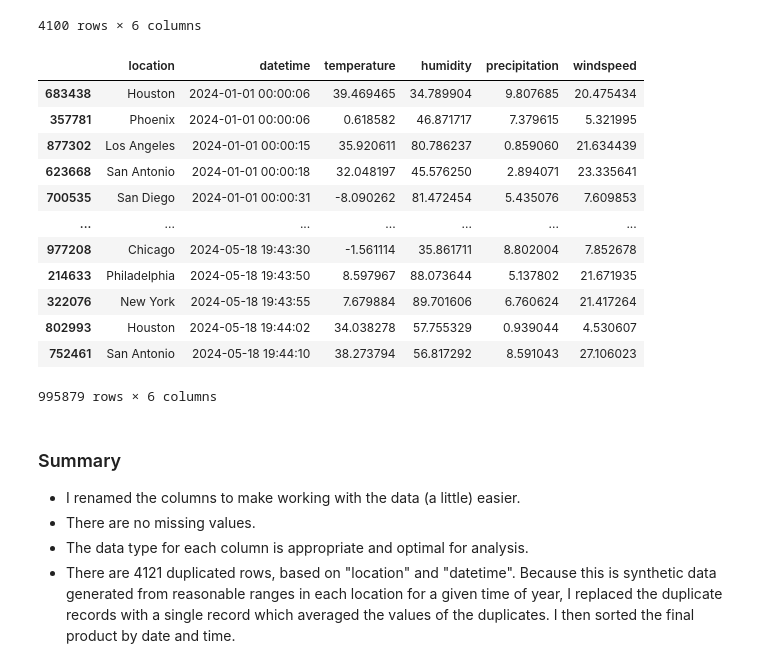
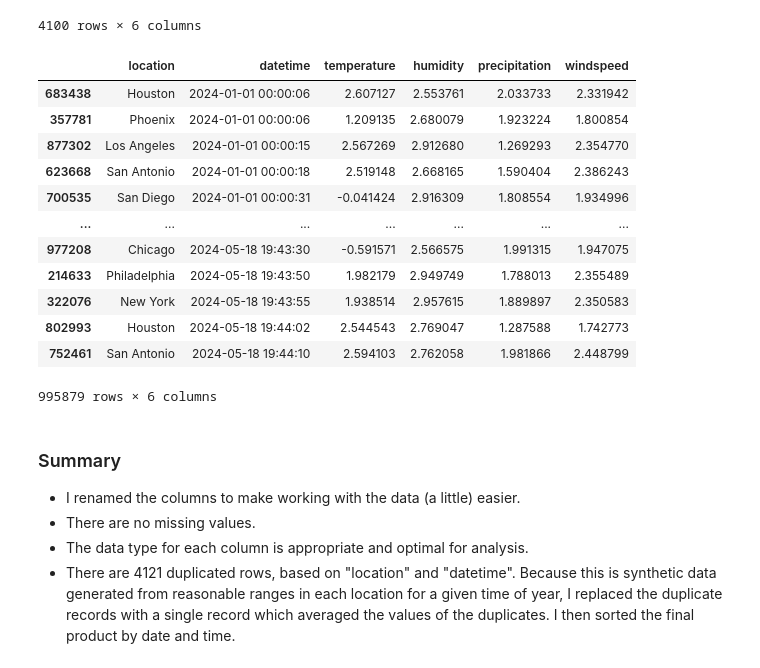
Before and after one commit to kozmik-moore/simple-weather-analysis, a Jupyter notebook: code/notebook.ipynb, the cells around one changed output. Saved outputs shown, nothing was run; the diff lists cells and outputs as text; code cells hidden in the pictures.

```diff
--- a/code/notebook.ipynb
+++ b/code/notebook.ipynb
@@ -176,25 +177,29 @@ assert dup_mean.duplicated().sum() == 0
 | 4099 | San Jose | 2024-05-18 15:49:49 | 22.685457 | 70.954506 | 8.078065 | 7.321948 |
 4100 rows × 6 columns
 # %%
-# Drop duplicates and concatenate unique records with calculated means
+# Drop duplicates and concatenate unique records with calculated means for each column
 df_dropped = df.drop_duplicates(['location', 'datetime'], keep=False)
 df = pd.concat([df_dropped, dup_mean])
 df.reset_index(drop=True, inplace=True)
 df.sort_values(['datetime', 'location'], inplace=True) # sort by datetime
-display(df)
 assert df.duplicated().sum() == 0
-df.to_csv(processed_data_path, index=False)
-# %% [output]
-|  | location | datetime | temperature | humidity | precipitation | windspeed |
-| 683438 | Houston | 2024-01-01 00:00:06 | 39.469465 | 34.789904 | 9.807685 | 20.475434 |
-| 357781 | Phoenix | 2024-01-01 00:00:06 | 0.618582 | 46.871717 | 7.379615 | 5.321995 |
-| 877302 | Los Angeles | 2024-01-01 00:00:15 | 35.920611 | 80.786237 | 0.859060 | 21.634439 |
-| 623668 | San Antonio | 2024-01-01 00:00:18 | 32.048197 | 45.576250 | 2.894071 | 23.335641 |
-| 700535 | San Diego | 2024-01-01 00:00:31 | -8.090262 | 81.472454 | 5.435076 | 7.609853 |
-| ... | ... | ... | ... | ... | ... | ... |
-| 977208 | Chicago | 2024-05-18 19:43:30 | -1.561114 | 35.861711 | 8.802004 | 7.852678 |
-| 214633 | Philadelphia | 2024-05-18 19:43:50 | 8.597967 | 88.073644 | 5.137802 | 21.671935 |
-| 322076 | New York | 2024-05-18 19:43:55 | 7.679884 | 89.701606 | 6.760624 | 21.417264 |
-| 802993 | Houston | 2024-05-18 19:44:02 | 34.038278 | 57.755329 | 0.939044 | 4.530607 |
-| 752461 | San Antonio | 2024-05-18 19:44:10 | 38.273794 | 56.817292 | 8.591043 | 27.106023 |
-995879 rows × 6 columns
+# %%
+# Transform data to make differences in values more pronounced
+df_log = df[weather_vars].apply(lambda x: sign(x) + np.log10(abs(x) + 1))
+# df_log.rename(columns=dict(zip(weather_vars, weather_vars_log)), inplace=True)
+df_log = pd.concat([df[['location', 'datetime']], df_log], axis=1)
+display(df_log)
+# %% [output]
+|  | location | datetime | temperature | humidity | precipitation | windspeed |
+| 683438 | Houston | 2024-01-01 00:00:06 | 2.607127 | 2.553761 | 2.033733 | 2.331942 |
+| 357781 | Phoenix | 2024-01-01 00:00:06 | 1.209135 | 2.680079 | 1.923224 | 1.800854 |
+| 877302 | Los Angeles | 2024-01-01 00:00:15 | 2.567269 | 2.912680 | 1.269293 | 2.354770 |
+| 623668 | San Antonio | 2024-01-01 00:00:18 | 2.519148 | 2.668165 | 1.590404 | 2.386243 |
+| 700535 | San Diego | 2024-01-01 00:00:31 | -0.041424 | 2.916309 | 1.808554 | 1.934996 |
+| ... | ... | ... | ... | ... | ... | ... |
+| 977208 | Chicago | 2024-05-18 19:43:30 | -0.591571 | 2.566575 | 1.991315 | 1.947075 |
+| 214633 | Philadelphia | 2024-05-18 19:43:50 | 1.982179 | 2.949749 | 1.788013 | 2.355489 |
+| 322076 | New York | 2024-05-18 19:43:55 | 1.938514 | 2.957615 | 1.889897 | 2.350583 |
+| 802993 | Houston | 2024-05-18 19:44:02 | 2.544543 | 2.769047 | 1.287588 | 1.742773 |
+| 752461 | San Antonio | 2024-05-18 19:44:10 | 2.594103 | 2.762058 | 1.981866 | 2.448799 |
+995879 rows × 6 columns
```
Also changed, not shown: parts of 8 cells of this notebook, 2 other files.
